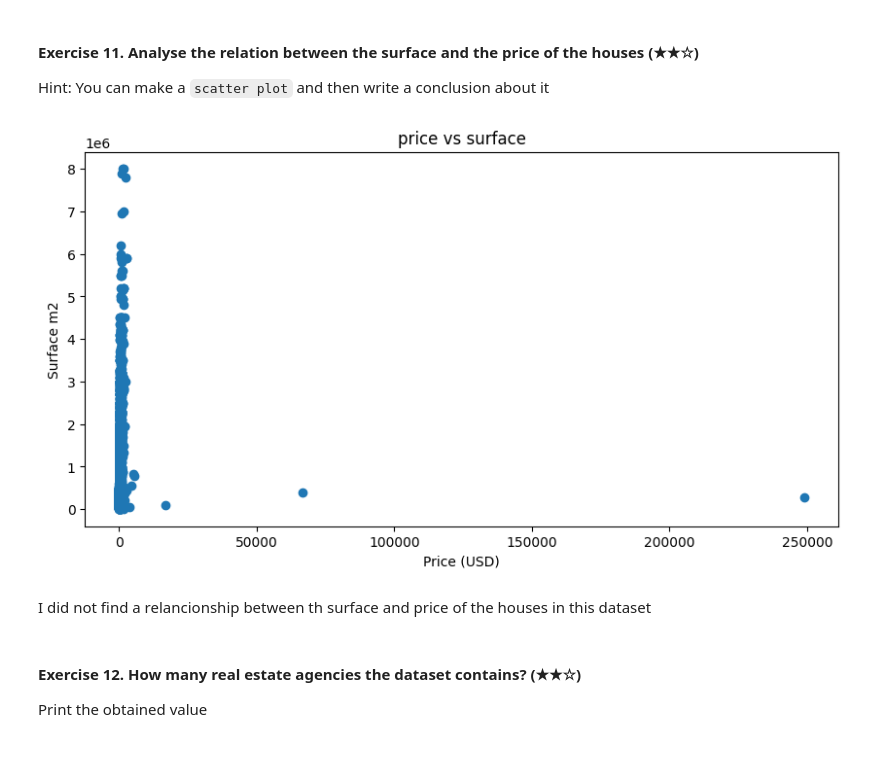
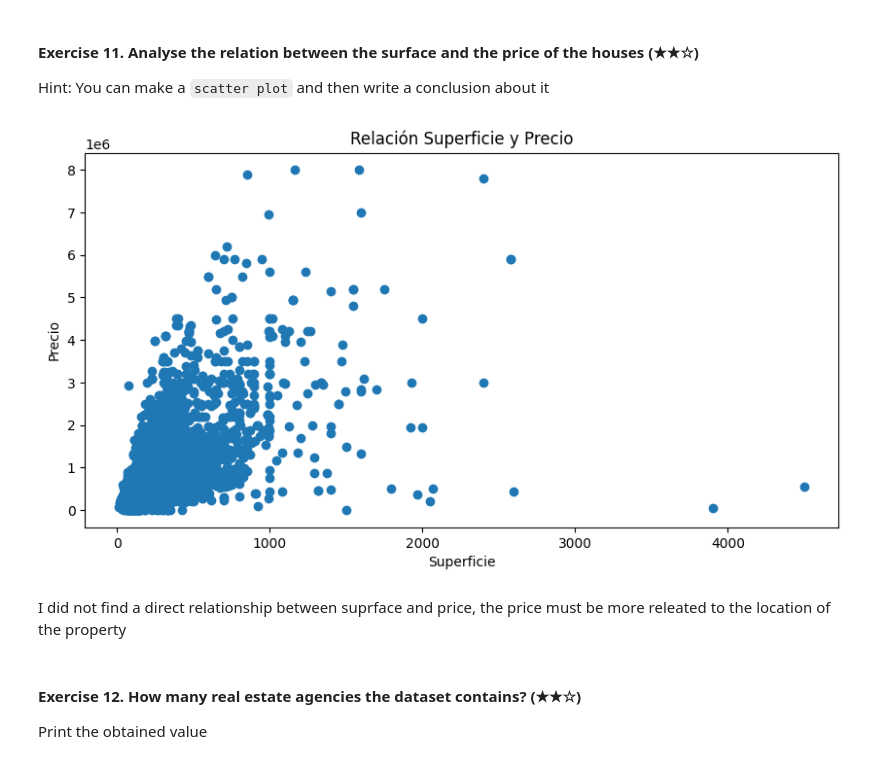
Before and after one commit to Jorgemontanez25/realestate-datacleanup-exercise, a Jupyter notebook: project.ipynb, the cells around one changed output. Saved outputs shown, nothing was run; the diff lists cells and outputs as text; code cells hidden in the pictures.

```diff
--- a/project.ipynb
+++ b/project.ipynb
@@ -207,17 +207,19 @@ Valdemorillo and Galapagar have not the same price/m2 average
 Hint: You can make a `scatter plot` and then write a conclusion about it
 # %%
 # TODO: Code
-plt.figure(figsize = (10, 5))
-plt.scatter(ds['surface'], ds['price'])
-plt.title("price vs surface")
-plt.xlabel('Price (USD)', fontsize=10)
-plt.ylabel('Surface m2', fontsize=10)
-#plt.legend()
+# Filtrar valores atípicos (superficies mayores a 5000 m2)
+filtered_data = ds[ds['surface'] < 5000]
+# Crear el gráfico de dispersión
+plt.figure(figsize=(10, 5))
+plt.scatter(filtered_data['surface'], filtered_data['price'])
+plt.title('Relación Superficie y Precio')
+plt.xlabel('Superficie')
+plt.ylabel('Precio')
 plt.show()
 # %% [output]
-[figure, old version]
+[figure, new version]
 # %% [markdown]
-I did not find a relancionship between th surface and price of the houses in this dataset
+I did not find a direct relationship between suprface and price, the price must be more releated to the location of the property
 # %% [markdown]
 #### Exercise 12. How many real estate agencies the dataset contains? (★★☆)
 
```
Also changed, not shown: parts of 1 cell of this notebook.
